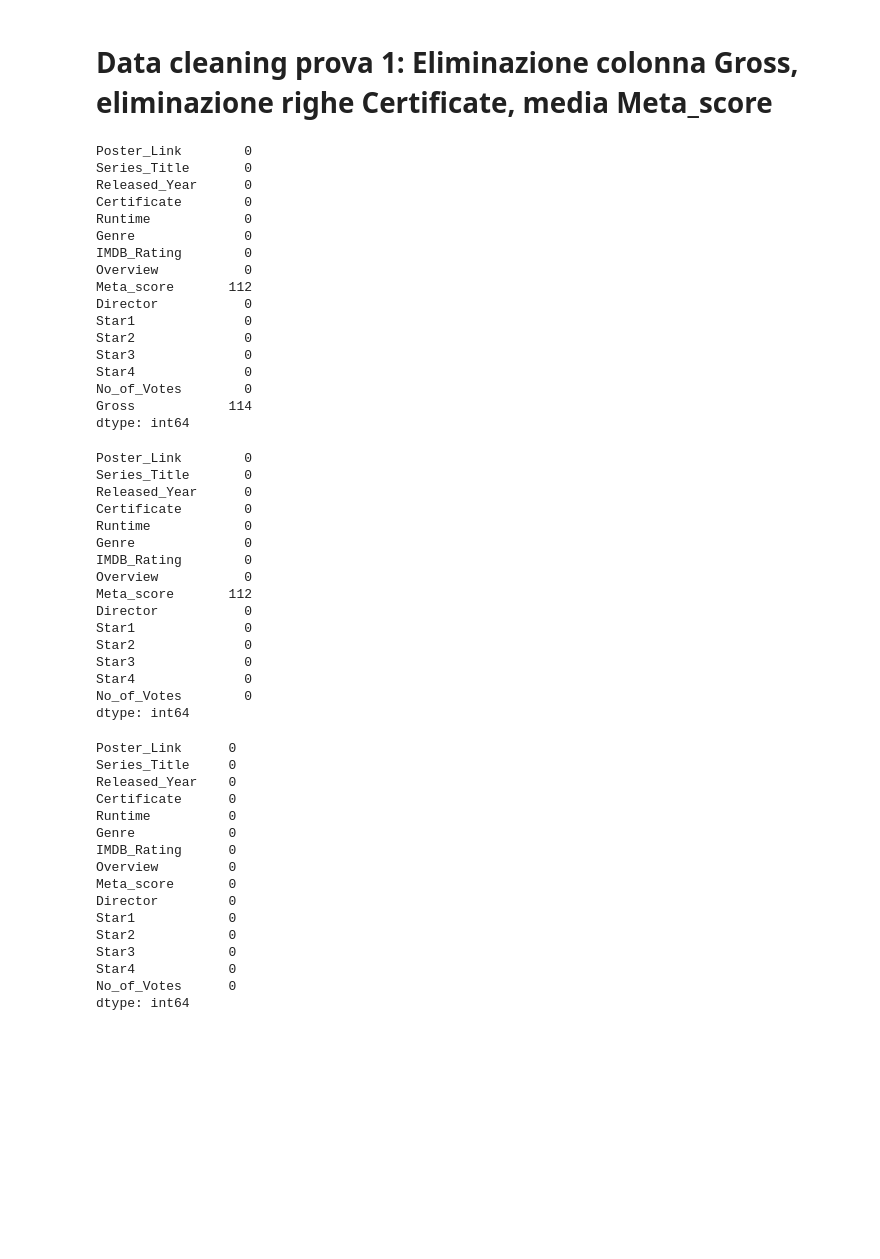
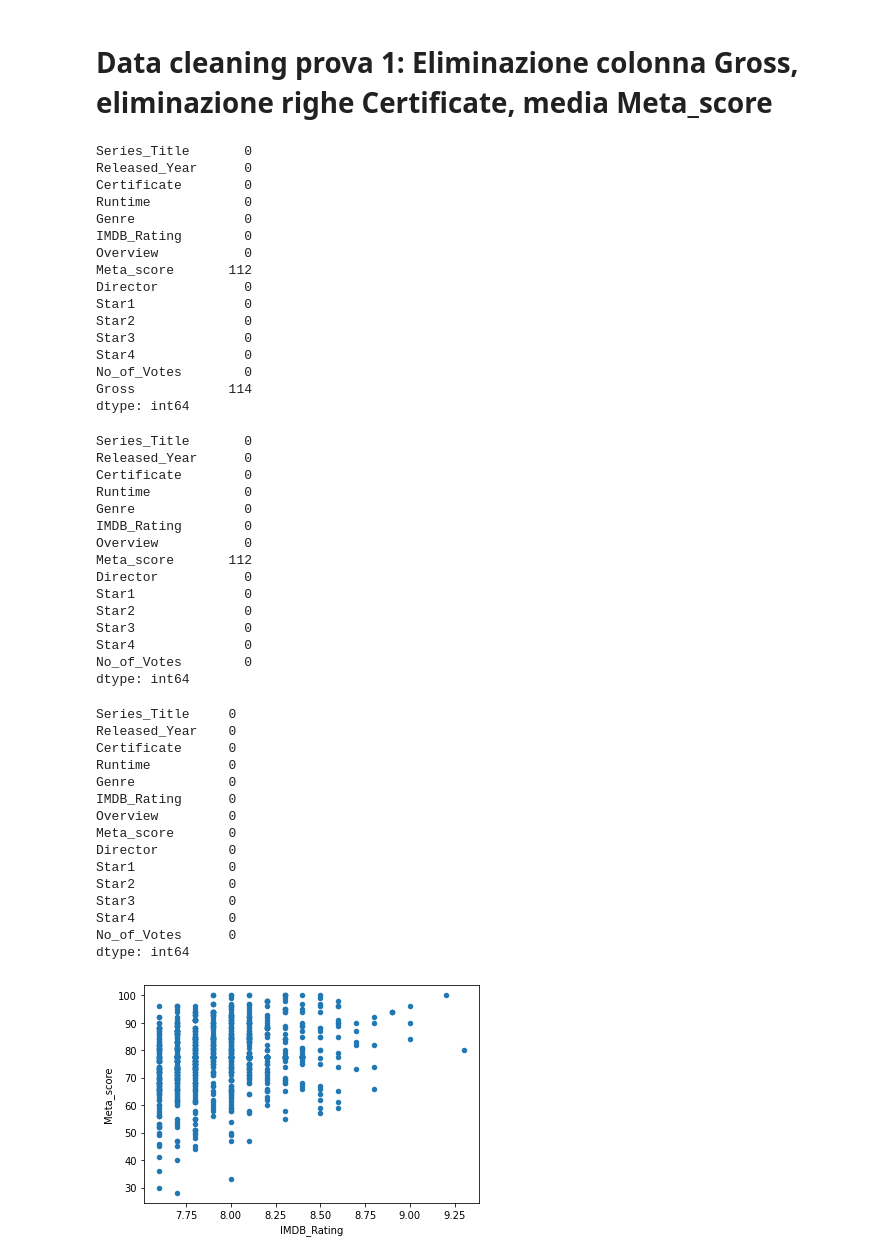
Before and after one commit to DevRic0/Movie-Recommender, a Jupyter notebook: ml_pipeline/Untitled1.ipynb, the cells around one changed output. Saved outputs shown, nothing was run; the diff lists cells and outputs as text; code cells hidden in the pictures; blank space fills up the shorter version.

```diff
--- a/ml_pipeline/Untitled1.ipynb
+++ b/ml_pipeline/Untitled1.ipynb
@@ -74,6 +74,10 @@ pd.set_option('display.max_rows', None)
 17    Michael Berryman            Peter Brocco       918088  112,000,000
 18     Leslie Odom Jr.  Renée Elise Goldsberry        55291          NaN
 19       Cho Yeo-jeong            Choi Woo-sik       552778   53,367,844
+# %%
+#Eliminazione colonne inutili
+
+movies = movies.drop('Poster_Link', axis=1)
 # %% [markdown]
 # Prova 1
 # %%
@@ -103,7 +106,6 @@ dtype: int64
 movies = movies.dropna(axis=0, subset=['Certificate'])
 print(movies.isnull().sum())
 # %% [output]
-Poster_Link        0
 Series_Title       0
 Released_Year      0
 Certificate        0
@@ -124,7 +126,6 @@ dtype: int64
 movies = movies.drop("Gross", axis=1)
 print(movies.isnull().sum())
 # %% [output]
-Poster_Link        0
 Series_Title       0
 Released_Year      0
 Certificate        0
@@ -144,7 +145,6 @@ dtype: int64
 movies['Meta_score'] = movies['Meta_score'].fillna(movies['Meta_score'].mean())
 print(movies.isnull().sum())
 # %% [output]
-Poster_Link      0
 Series_Title     0
 Released_Year    0
 Certificate      0
@@ -160,3 +160,10 @@ Star3            0
 Star4            0
 No_of_Votes      0
 dtype: int64
+# %%
+#scatterplot prova 1
+
+movies.plot(x='IMDB_Rating', y='Meta_score', kind='scatter')
+plt.show()
+# %% [output]
+[figure, added]
```
Also changed, not shown: parts of 3 cells of this notebook.
